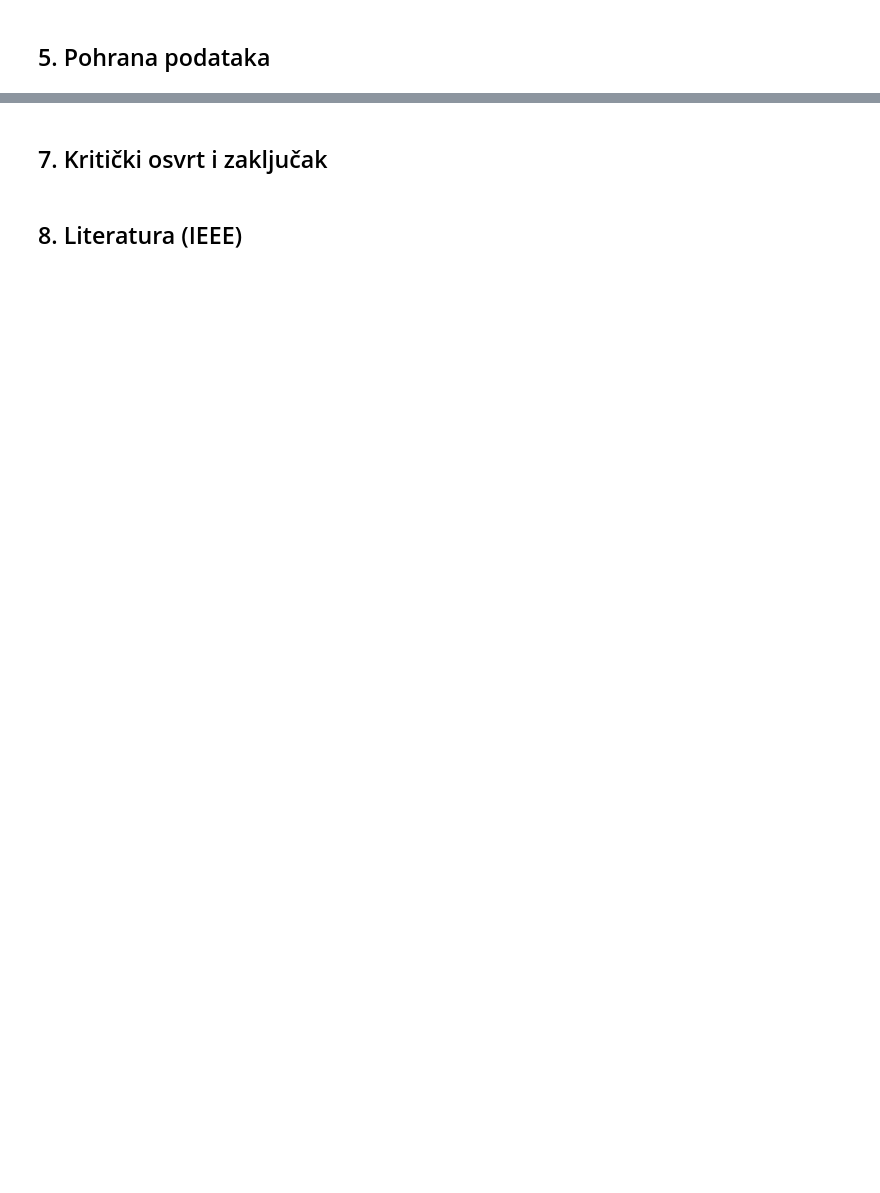
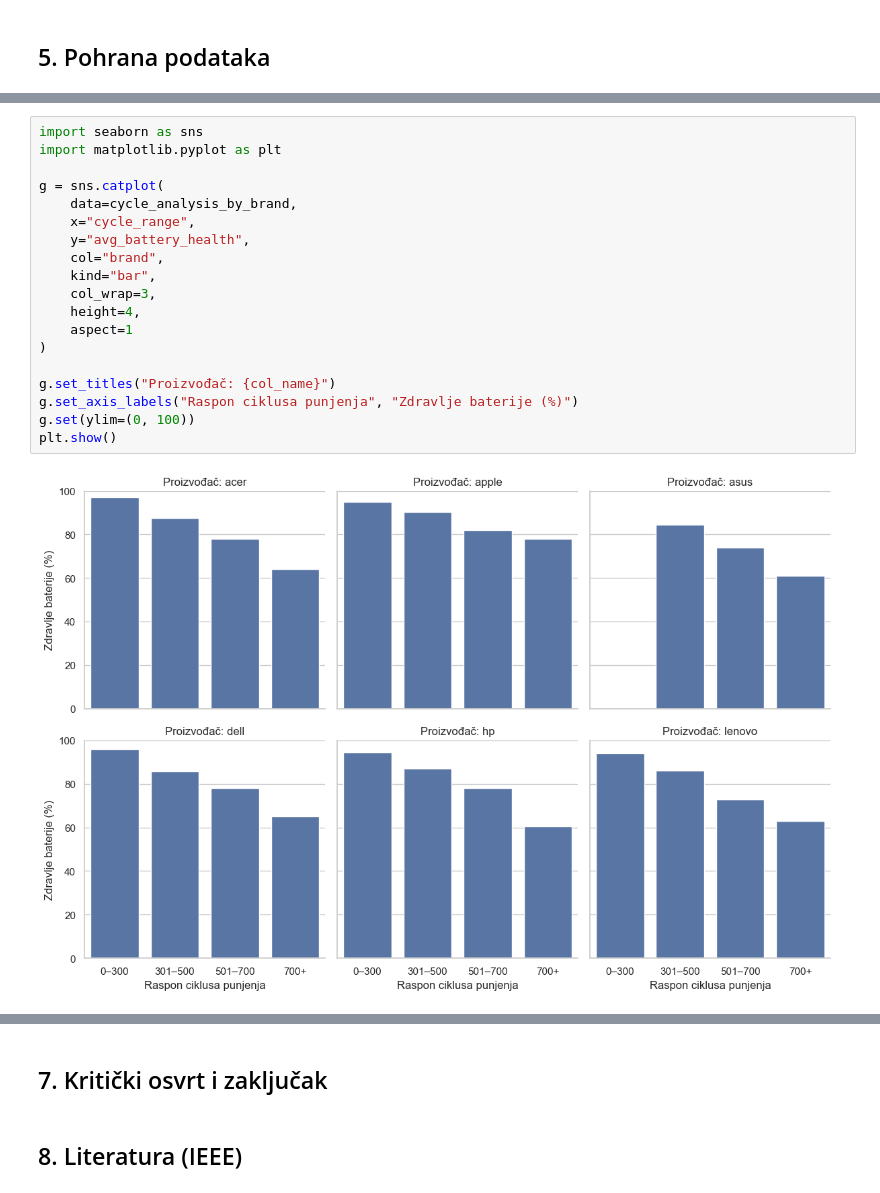
Before and after one commit to rdomgjona21/PAP_projekt, a Jupyter notebook: projekt.ipynb, the cells around one changed output, grey strips where cells are left out. Saved outputs shown, nothing was run; the diff lists cells and outputs as text; blank space fills up the shorter version.

```diff
--- a/projekt.ipynb
+++ b/projekt.ipynb
@@ -27,0 +219,21 @@ df_battery = pd.read_excel("data/laptop_battery_health_usage.xlsx")
+# %%
+import seaborn as sns
+import matplotlib.pyplot as plt
+
+g = sns.catplot(
+    data=cycle_analysis_by_brand,
+    x="cycle_range",
+    y="avg_battery_health",
+    col="brand",
+    kind="bar",
+    col_wrap=3,
+    height=4,
+    aspect=1
+)
+
+g.set_titles("Proizvođač: {col_name}")
+g.set_axis_labels("Raspon ciklusa punjenja", "Zdravlje baterije (%)")
+g.set(ylim=(0, 100))
+plt.show()
+# %% [output]
+[figure, added]
```
Also changed, not shown: parts of 28 cells of this notebook, 5 other files.
